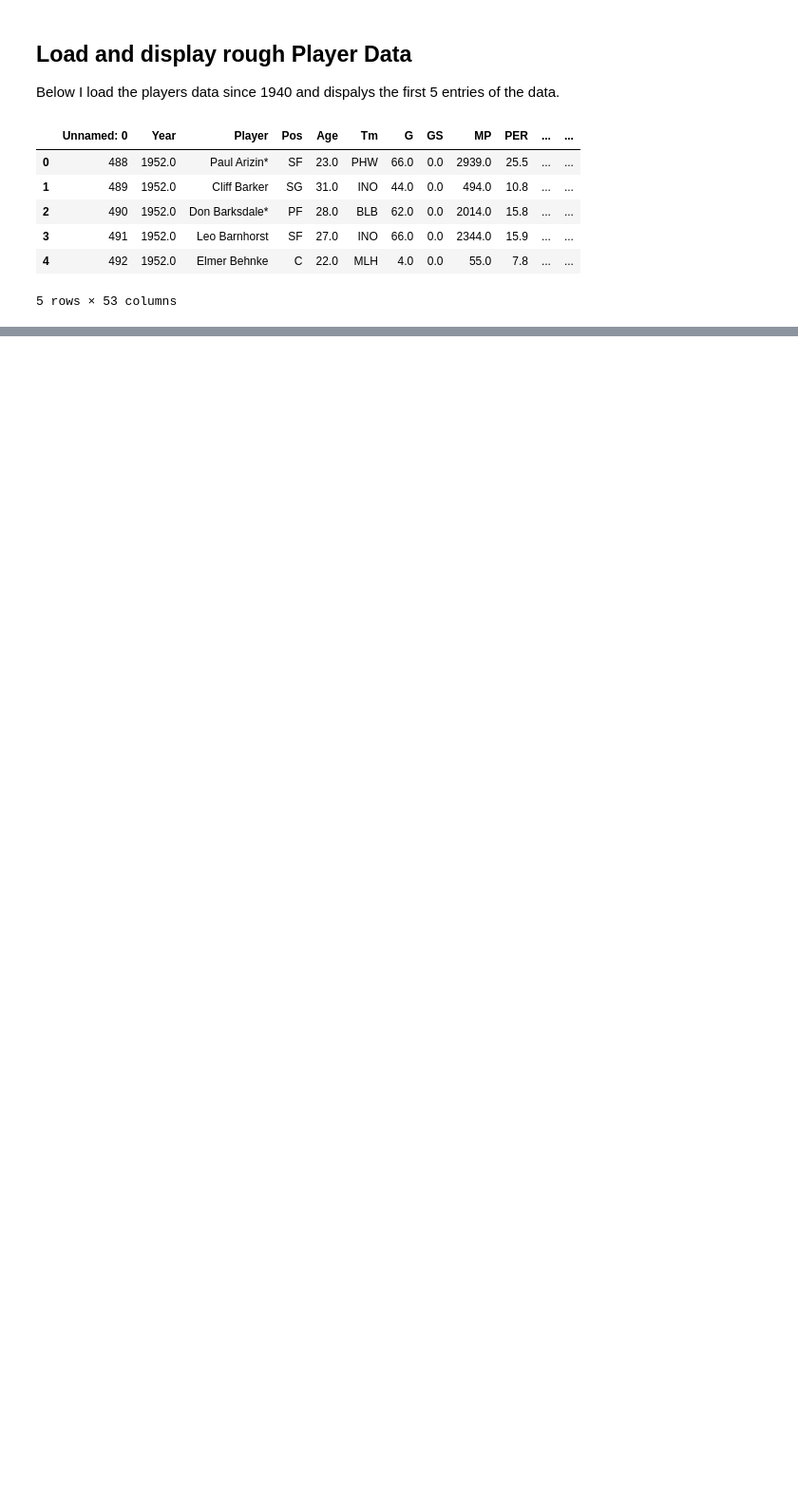
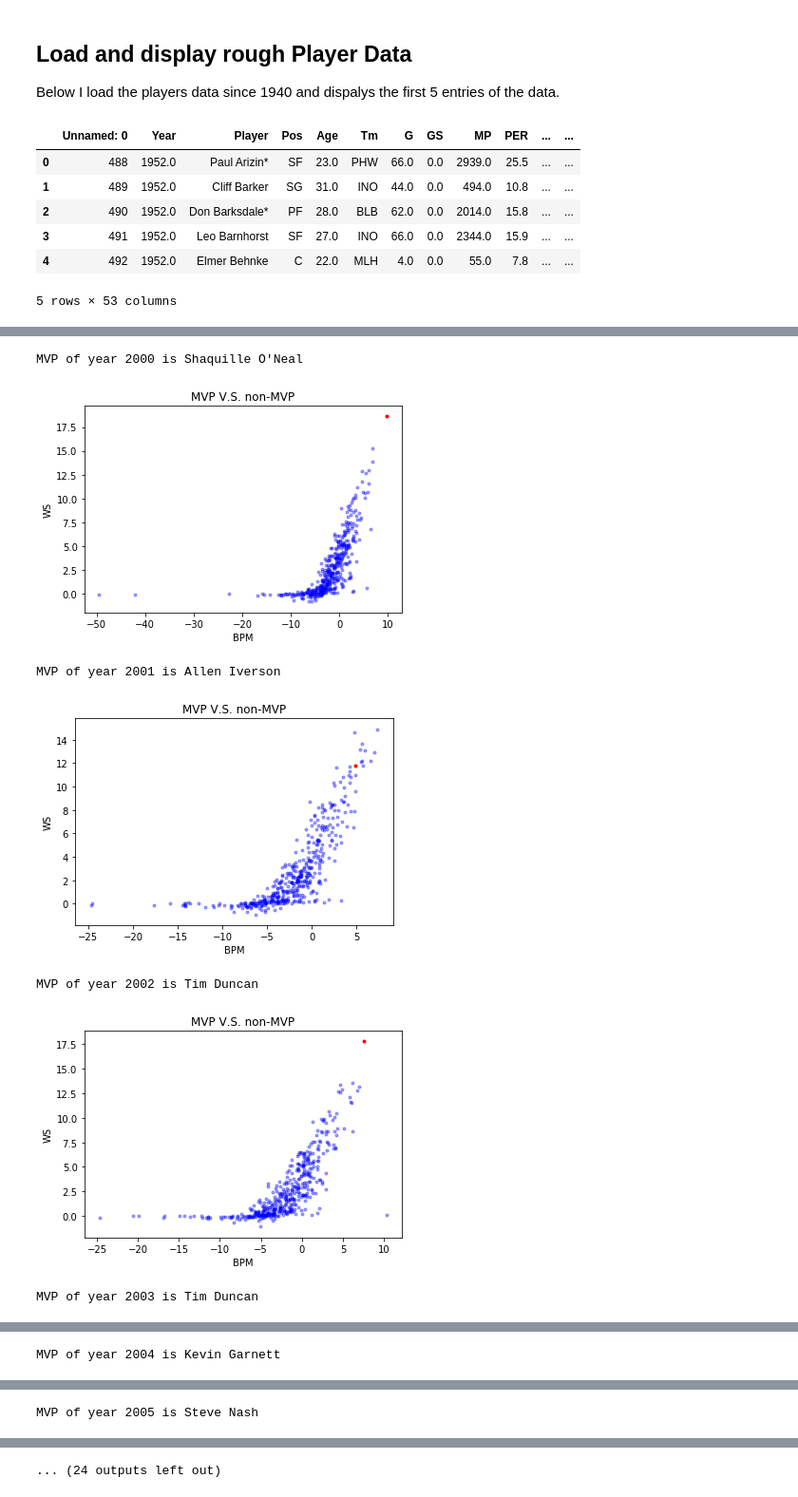
Before and after one commit to wangjiayin1010/NBA-MVP-prediction, a Jupyter notebook: assignment2.ipynb, the cells around one changed output, grey strips where cells are left out. Shown at 95% size. Cells and saved outputs as stored; diff of their text form; code cells hidden in the pictures; blank space fills up the shorter version.

Commit message:
Fix games played double counting and Add visualization on various features

```diff
--- a/assignment2.ipynb
+++ b/assignment2.ipynb
@@ -86,0 +93,20 @@ data = data[filter]
+# %%
+#Combine players who played for multiple teams in the same season
+data_refined = []
+y = []
+mul_team_player = None
+for row in data.itertuples():
+    # get rid of the * at the end of some players' names
+    player_name = None
+    if row.Player[-1] == '*':
+        player_name = row.Player[0:-1]
+    else:
+        player_name = row.Player
+
+    # when the current player is new or did not play for multiple teams in the same season
+    if mul_team_player != player_name:
+
+        data_refined.append(Player(row.Year,player_name,row.Pos,row.G,row.MP,row.PER,row[11],row[12],row.FTr,row[14],row[15],row[16],row[17],row[18],row[19],row[20],row[21],row.OWS,row.DWS,row.WS,row[26],row.OBPM,row.DBPM,row.BPM,row.VORP,row.FG,row.FGA,row[34],row[35],row[36],row[37],row[38],row[39],row[40],row[41],row.FT,row.FTA,row[44],row.ORB,row.DRB,row.TRB,row.AST,row.STL,row.BLK,row.TOV,row.PF,row.PTS))
+        # if the team is TOT: the current play has played for multiple teams
+        if row.Tm == "TOT":
+            mul_team_player = row.Player # mark the name of mul_team_player
@@ -86,0 +123,23 @@ data = data[filter]
+# %%
+for cur_year in range(2000, 2018):
+    for x in data_refined:
+        if x.Year == cur_year:
+            if mvps[int(x.Year)] == x.Name:
+                print("MVP of year " + str(cur_year) + " is " + str(mvps[int(cur_year)]))
+                plt.scatter(x.BPM, x.WS, color='r', marker=".")
+            else:
+                plt.scatter(x.BPM, x.WS, color='b', marker=".", alpha=.35)
+
+
+    plt.title("MVP V.S. non-MVP")
+    plt.xlabel("BPM")
+    plt.ylabel("WS")
+    plt.show()
+# %% [output]
+MVP of year 2000 is Shaquille O'Neal
+[figure, added]
+MVP of year 2001 is Allen Iverson
+[figure, added]
+MVP of year 2002 is Tim Duncan
+[figure, added]
+MVP of year 2003 is Tim Duncan
@@ -86,0 +147 @@ data = data[filter]
+MVP of year 2004 is Kevin Garnett
@@ -86,0 +149 @@ data = data[filter]
+MVP of year 2005 is Steve Nash
@@ -86,0 +151 @@ data = data[filter]
+... (24 outputs left out)
```
Also changed, not shown: parts of 18 cells of this notebook.
